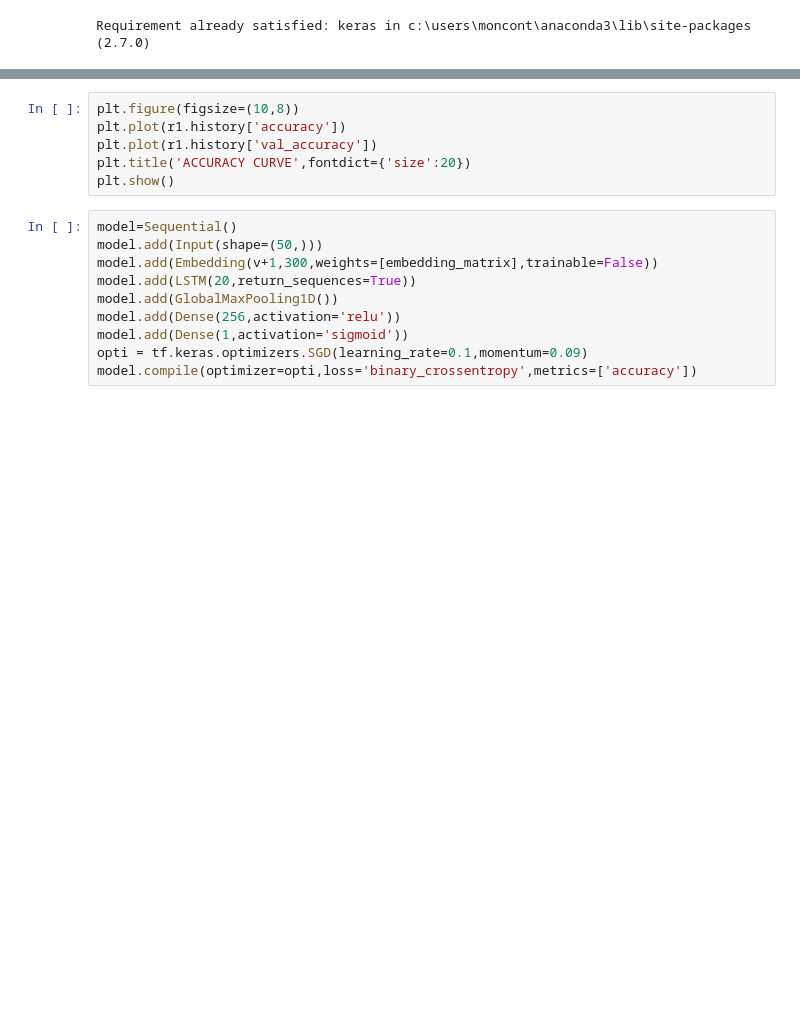
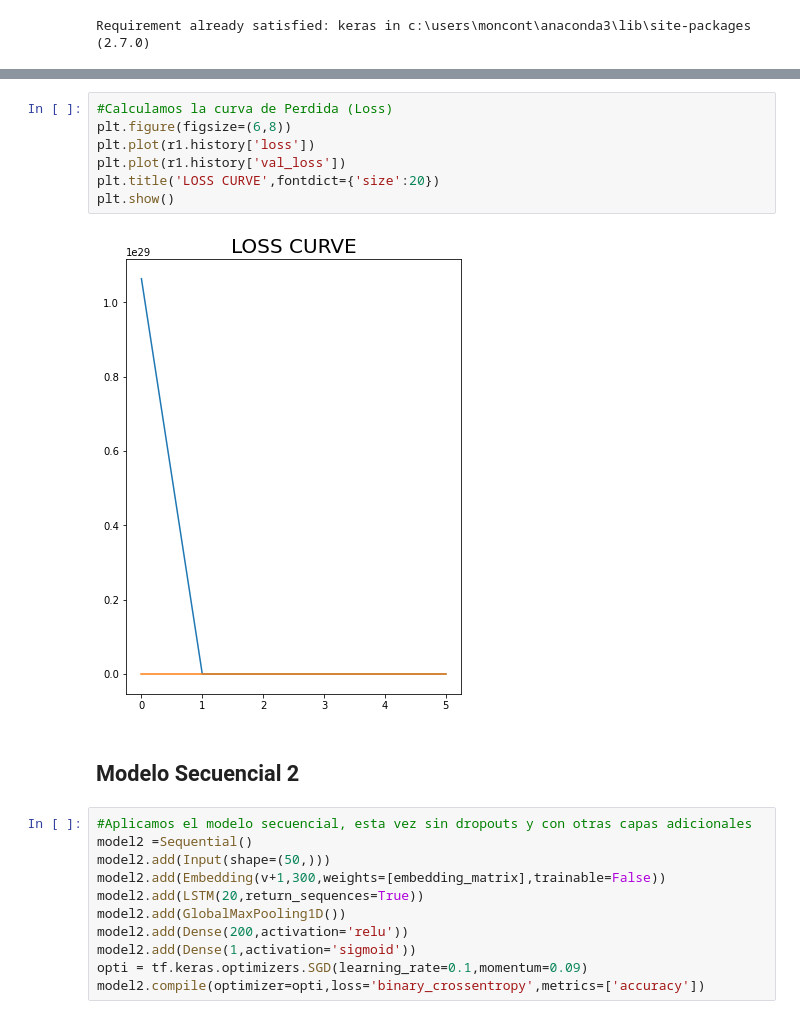
Before and after one commit to JoseMoncont/ProyectoML-SuicidalFeelings, a Jupyter notebook: Proyecto ML - Detección del Suicidio.ipynb, the cells around one changed output, grey strips where cells are left out. Saved outputs shown, nothing was run; the diff lists cells and outputs as text; blank space fills up the shorter version.

```diff
--- a/Proyecto ML - Detección del Suicidio.ipynb
+++ b/Proyecto ML - Detección del Suicidio.ipynb
@@ -234,17 +254,23 @@ plt.show()
 # %%
-plt.figure(figsize=(10,8))
-plt.plot(r1.history['accuracy'])
-plt.plot(r1.history['val_accuracy'])
-plt.title('ACCURACY CURVE',fontdict={'size':20})
+#Calculamos la curva de Perdida (Loss)
+plt.figure(figsize=(6,8))
+plt.plot(r1.history['loss'])
+plt.plot(r1.history['val_loss'])
+plt.title('LOSS CURVE',fontdict={'size':20})
 plt.show()
+# %% [output]
+[figure, added]
+# %% [markdown]
+## Modelo Secuencial 2
 # %%
-model=Sequential()
-model.add(Input(shape=(50,)))
-model.add(Embedding(v+1,300,weights=[embedding_matrix],trainable=False))
-model.add(LSTM(20,return_sequences=True))
-model.add(GlobalMaxPooling1D())
-model.add(Dense(256,activation='relu'))
-model.add(Dense(1,activation='sigmoid'))
+#Aplicamos el modelo secuencial, esta vez sin dropouts y con otras capas adicionales
+model2 =Sequential()
+model2.add(Input(shape=(50,)))
+model2.add(Embedding(v+1,300,weights=[embedding_matrix],trainable=False))
+model2.add(LSTM(20,return_sequences=True))
+model2.add(GlobalMaxPooling1D())
+model2.add(Dense(200,activation='relu'))
+model2.add(Dense(1,activation='sigmoid'))
 opti = tf.keras.optimizers.SGD(learning_rate=0.1,momentum=0.09)
-model.compile(optimizer=opti,loss='binary_crossentropy',metrics=['accuracy'])
+model2.compile(optimizer=opti,loss='binary_crossentropy',metrics=['accuracy'])
 # %%
```
Also changed, not shown: parts of 16 cells of this notebook.
